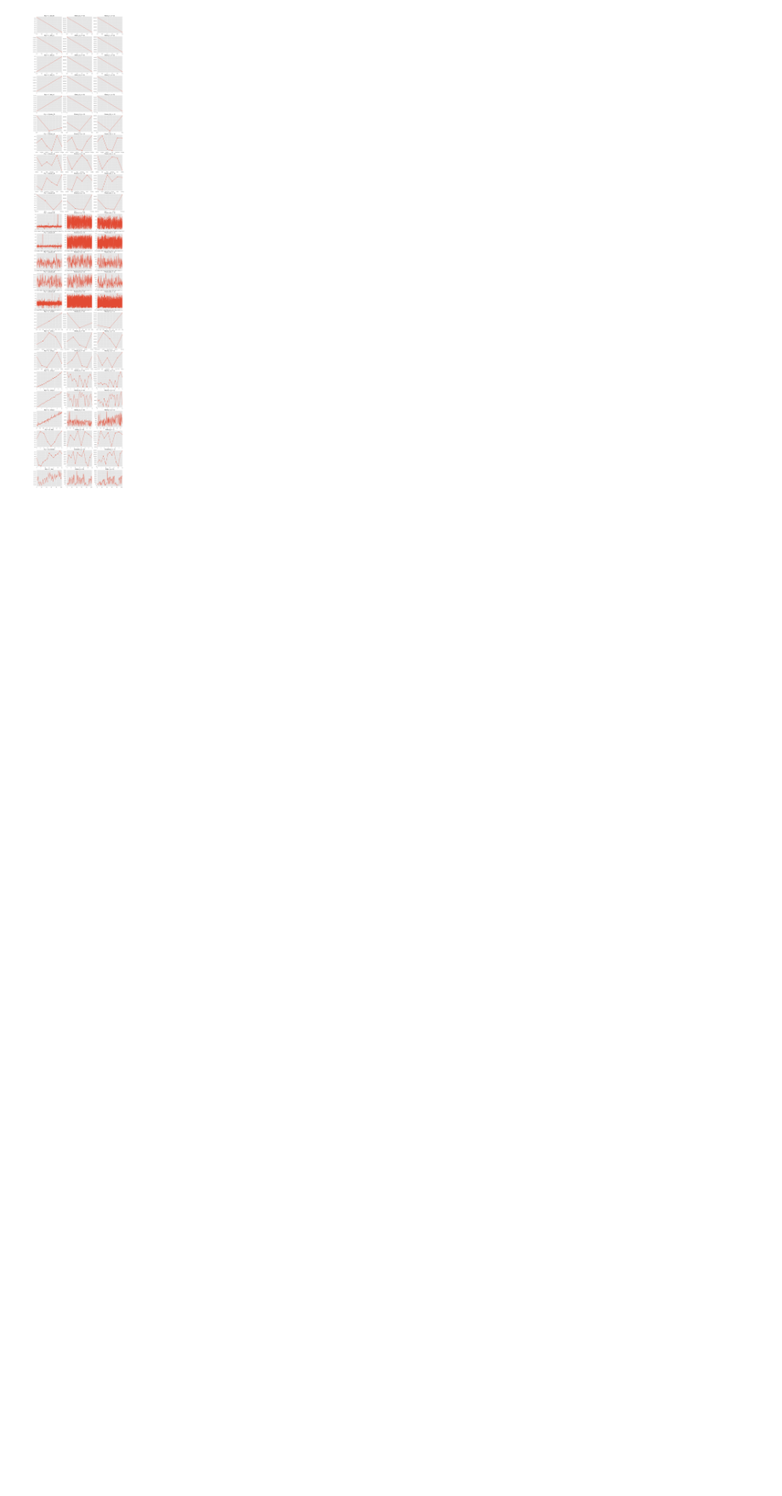
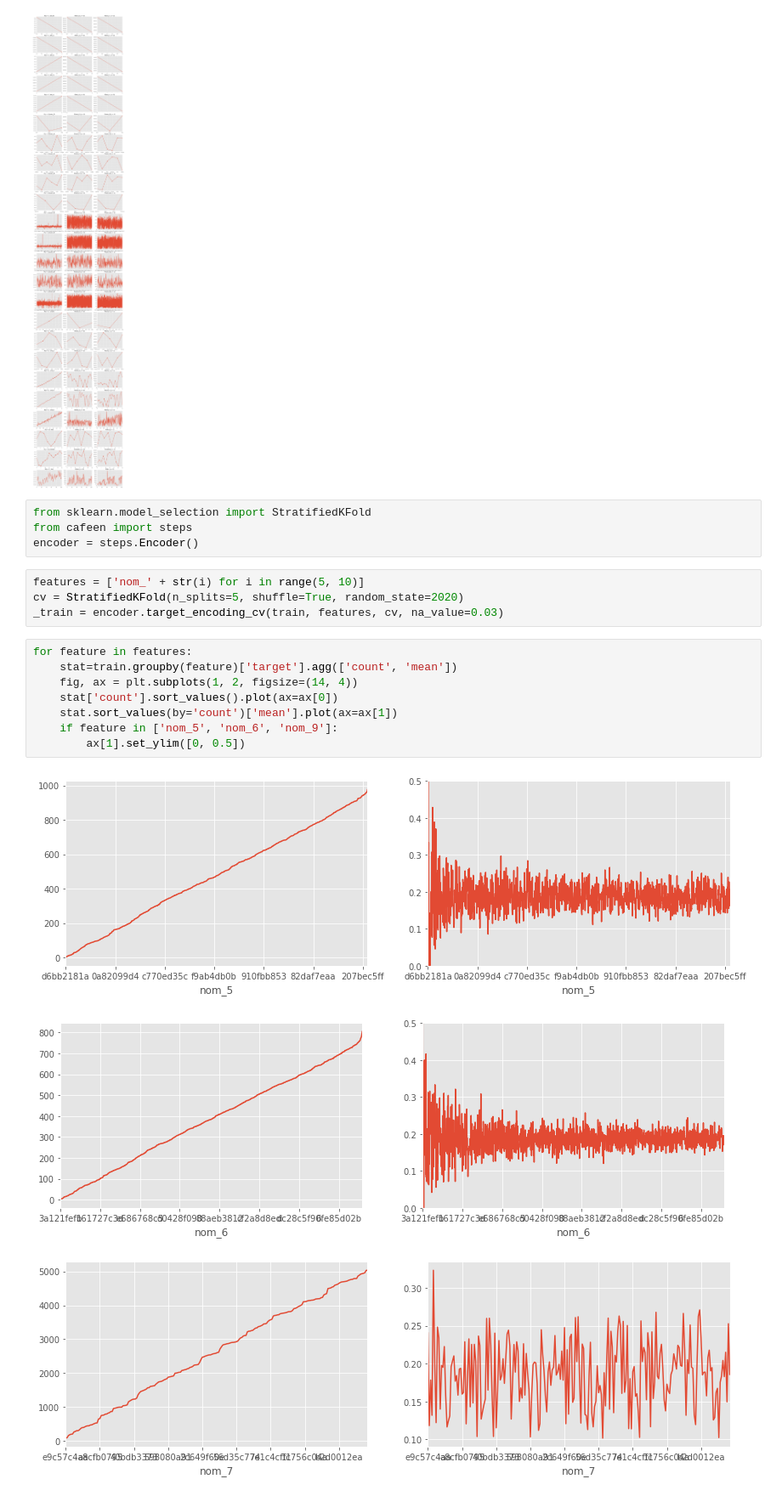
Before and after one commit to viktorsapozhok/cafeen, a Jupyter notebook: notebooks/1_simple_eda.ipynb, the cells around one changed output. Shown at 85% size. Saved outputs shown, nothing was run; the diff lists cells and outputs as text; blank space fills up the shorter version.

```diff
--- a/notebooks/1_simple_eda.ipynb
+++ b/notebooks/1_simple_eda.ipynb
@@ -193,3 +221,23 @@ for i in range(nrows):
         ax[i, j].set_xlabel('')
 # %% [output]
 [figure]
+# %%
+from sklearn.model_selection import StratifiedKFold
+from cafeen import steps
+encoder = steps.Encoder()
+# %%
+features = ['nom_' + str(i) for i in range(5, 10)]
+cv = StratifiedKFold(n_splits=5, shuffle=True, random_state=2020)
+_train = encoder.target_encoding_cv(train, features, cv, na_value=0.03)
+# %%
+for feature in features:
+    stat=train.groupby(feature)['target'].agg(['count', 'mean'])
+    fig, ax = plt.subplots(1, 2, figsize=(14, 4))
+    stat['count'].sort_values().plot(ax=ax[0])
+    stat.sort_values(by='count')['mean'].plot(ax=ax[1])
+    if feature in ['nom_5', 'nom_6', 'nom_9']:
+        ax[1].set_ylim([0, 0.5])
+# %% [output]
+[figure, added]
+[figure, added]
+[figure, added]
```
Also changed, not shown: parts of 5 cells of this notebook, 2 other files.
